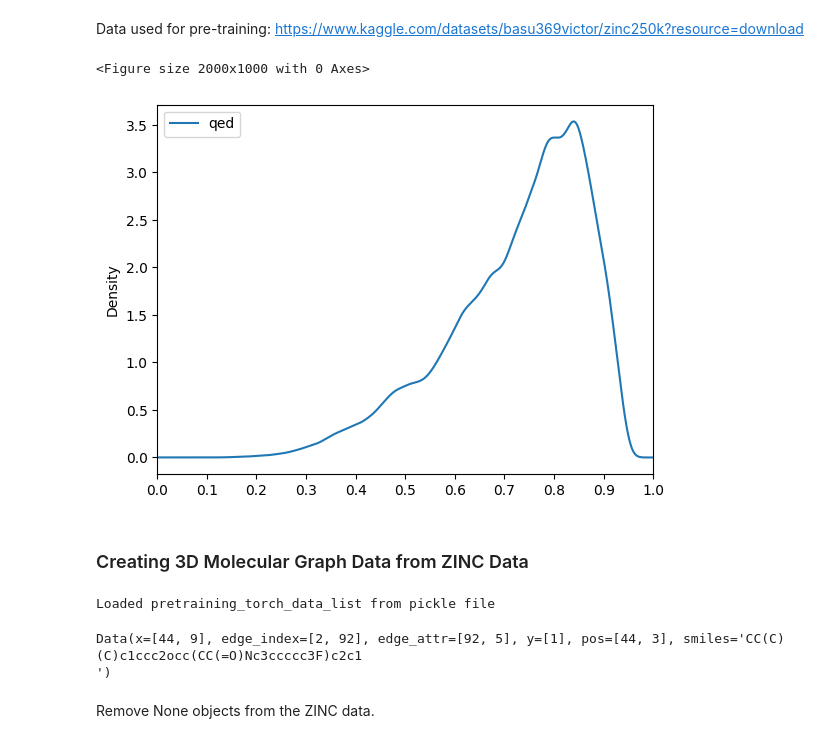
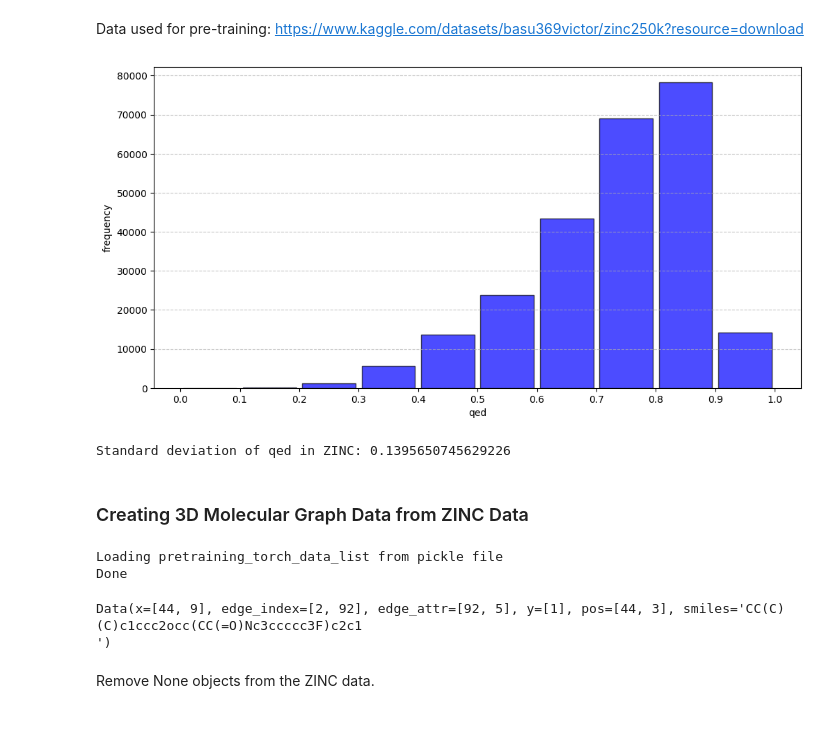
Before and after one commit to paulutsch/serotonin-3d-gnn, a Jupyter notebook: serotonin-3d-gnn.ipynb, the cells around one changed output. Cells and saved outputs as stored; diff of their text form; code cells hidden in the pictures.

Commit message:
feat: plotting bins

```diff
--- a/serotonin-3d-gnn.ipynb
+++ b/serotonin-3d-gnn.ipynb
@@ -347,28 +355,41 @@ Data(x=[49, 9], edge_index=[2, 104], edge_attr=[104, 5], y=[1], pos=[49, 3], smi
 ### Loading ZINC Data
 # %% [markdown]
 Data used for pre-training: https://www.kaggle.com/datasets/basu369victor/zinc250k?resource=download
-# %%
-pretraining_df = pd.read_csv(PATH_DATA / "250k_rndm_zinc_drugs_clean_3.csv")
-
-pretraining_df.head()
-
-plt.figure(figsize=(20, 10))
-pretraining_df.iloc[:, [2]].plot.kde()
-plt.xlim(0, 1)
-plt.xticks(ticks=np.arange(0, 1.1, 0.1))
-plt.show()
-# %% [output]
-<Figure size 2000x1000 with 0 Axes>
-[figure, removed]
+# %%
+pretraining_df = pd.read_csv(PATH_DATA / "250k_rndm_zinc_drugs_clean_3.csv")
+
+data_column = pretraining_df.iloc[:, 2]
+pretraining_df_sigma = data_column.std()
+
+num_bins = 10
+
+bin_edges = np.arange(0, 1.1, 0.1)
+counts, _ = np.histogram(data_column, bins=bin_edges)
+bin_centers = (bin_edges[:-1] + bin_edges[1:]) / 2
+
+plt.figure(figsize=(12, 6))
+plt.bar(bin_centers, counts, width=(bin_edges[1] - bin_edges[0]) * 0.9, alpha=0.7, color='b', edgecolor='black')
+plt.xlabel("qed")
+plt.ylabel("frequency")
+plt.xticks(bin_edges)
+plt.grid(axis="y", linestyle="--", alpha=0.7)
+plt.show()
+
+print(f"Standard deviation of qed in ZINC: {pretraining_df_sigma}")
+# %% [output]
+[figure, added]
+Standard deviation of qed in ZINC: 0.1395650745629226
 # %% [markdown]
 ### Creating 3D Molecular Graph Data from ZINC Data
 # %%
 if os.path.exists(PATH_DATA / "pretraining_torch_data_list.pkl"):
+    print("Loading pretraining_torch_data_list from pickle file")
     pretraining_torch_data_list = pickle.load(
         open(PATH_DATA / "pretraining_torch_data_list.pkl", "rb")
     )
-    print("Loaded pretraining_torch_data_list from pickle file")
+    print("Done")
 else:
+    print("Creating pretraining_torch_data_list")
     pretraining_torch_data_list = []
     for i, row in enumerate(pretraining_df.itertuples(index=False)):
         if i % 10 == 0:
@@ -394,7 +415,8 @@ else:
 
 pretraining_torch_data_list[0]
 # %% [output]
-Loaded pretraining_torch_data_list from pickle file
+Loading pretraining_torch_data_list from pickle file
+Done
 Data(x=[44, 9], edge_index=[2, 92], edge_attr=[92, 5], y=[1], pos=[44, 3], smiles='CC(C)(C)c1ccc2occ(CC(=O)Nc3ccccc3F)c2c1
 ')
 # %% [markdown]
```
Also changed, not shown: parts of 5 cells of this notebook.
